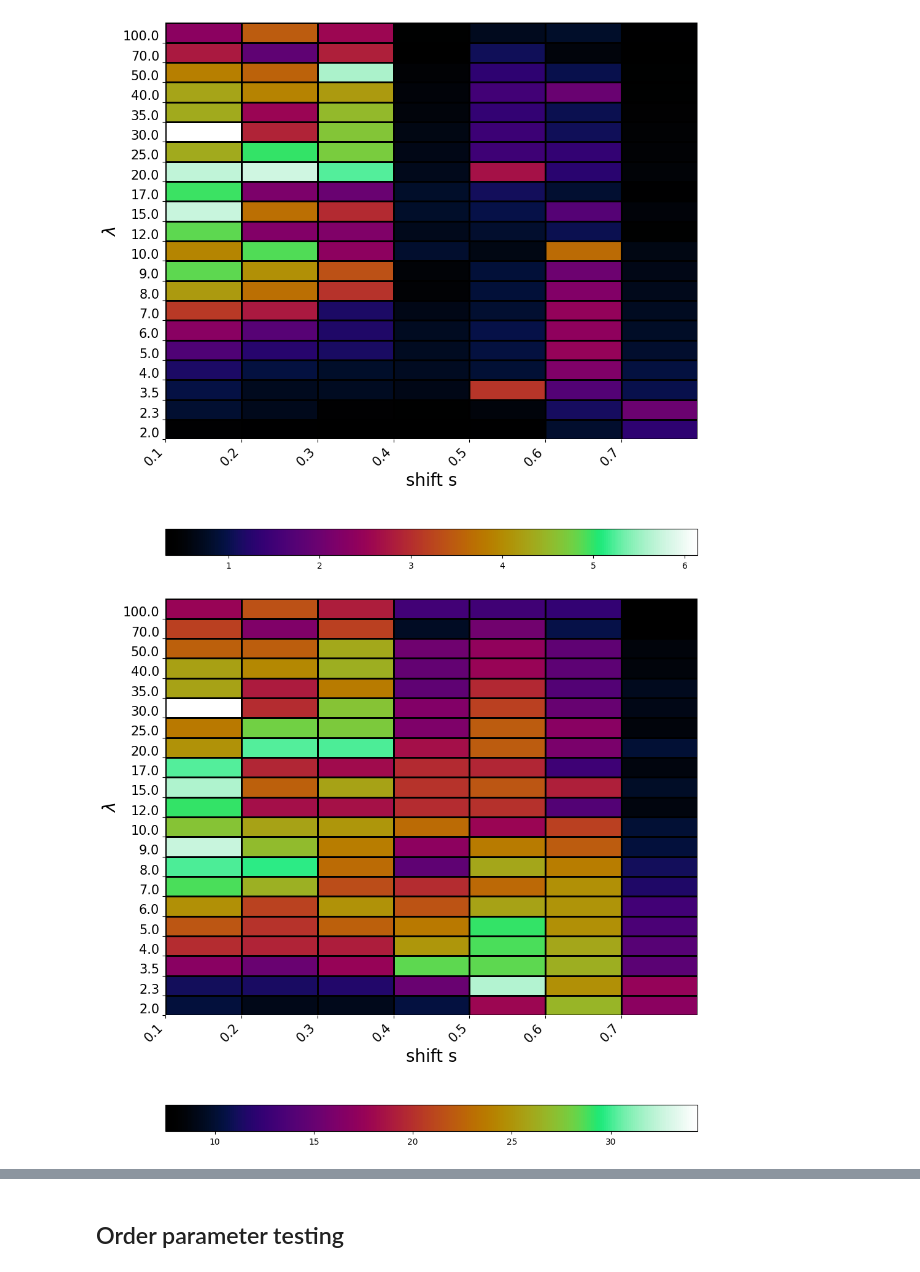
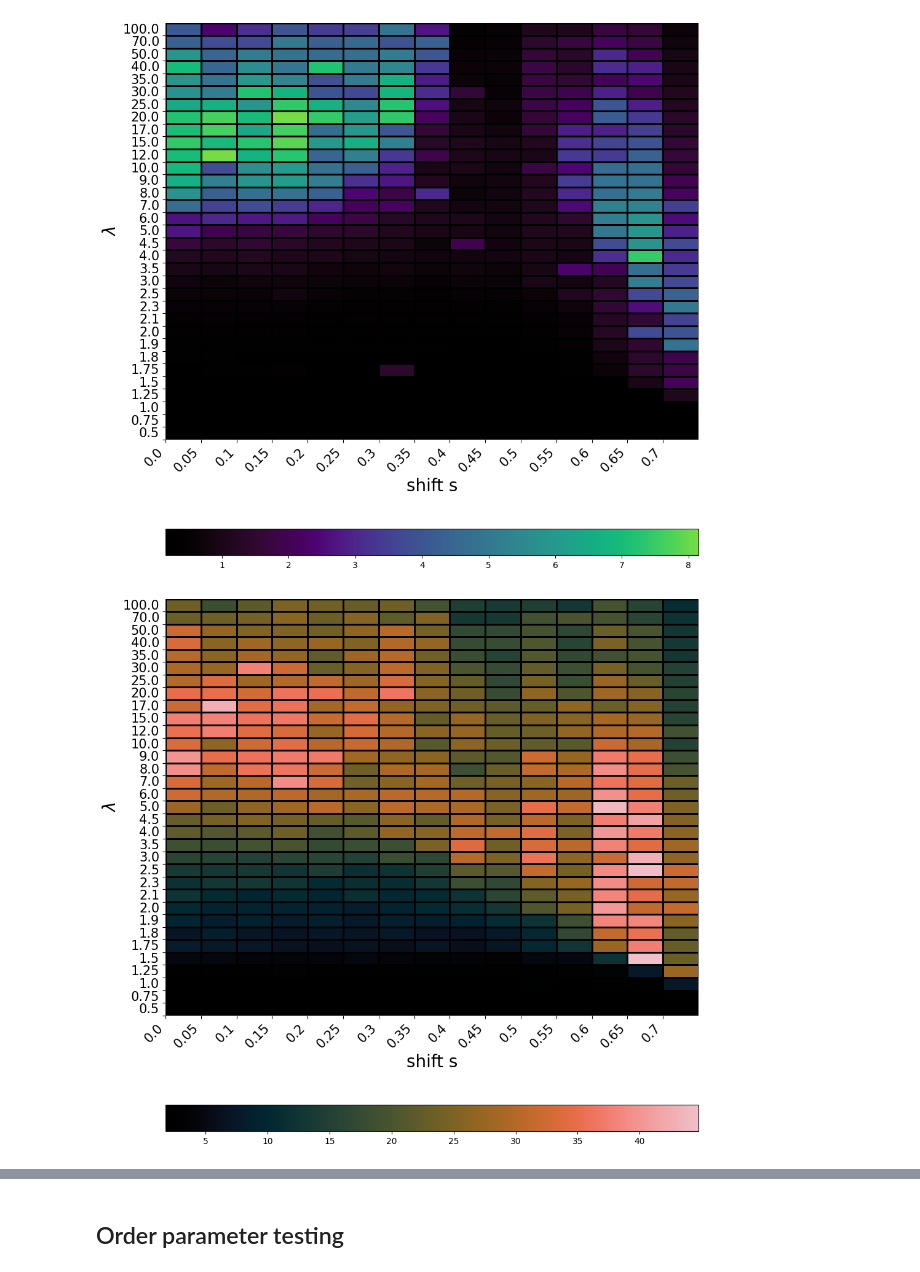
Before and after one commit to OljaOctagon/MagneticParticles, a Jupyter notebook: rigid_magnetic/mag2p_plot_bonds.ipynb, the cells around one changed output, grey strips where cells are left out. Saved outputs shown, nothing was run; the diff lists cells and outputs as text; code cells hidden in the pictures.

Commit message:
added ML tools for magentic particles, added all configs to mag plot

```diff
--- a/rigid_magnetic/mag2p_plot_bonds.ipynb
+++ b/rigid_magnetic/mag2p_plot_bonds.ipynb
@@ -9,20 +9,20 @@ import cmasher as cmr
 #dir="/media/carina/vsc3_backup_big/vsc4-backup/mag2patch/mag2patch"
 #file="MAG2P_nbonded-2025-2-6-16:25:37.pickle"
 #dir="/media/carina/vsc3_backup_big/vsc4-backup/mag2patch/mag2patch/MAG2P_nbonded-2025-2-14-19:59:9.pickle"
+#dir="/media/carina/vsc3_backup_big/vsc4-backup/mag2patch/mag2patch/MAG2P_nbonded-2025-3-4-18:34:52.pickle"
 
-dir="/media/carina/vsc3_backup_big/vsc4-backup/mag2patch/mag2patch/MAG2P_nbonded-2025-3-4-18:34:52.pickle"
+dir = "/home/karner/Documents/github/MagneticParticles/rigid_magnetic/results/MAG2P_order_parameters-2025-5-5-19:38:49.pickle"
 df = pd.read_pickle(dir)
 
 print(df["lambda"].unique())
 
-eval_shifts = [0.1,0.2,0.3,0.4,0.5,0.6,0.7]
-mask = df['shift'].isin(eval_shifts)
-df = df[mask]
+#eval_shifts = [0.1,0.2,0.3,0.4,0.5,0.6,0.7]
+#mask = df['shift'].isin(eval_shifts)
+#df = df[mask]
 
-eval_lambda = [2.0, 2.3, 3.5, 4.0, 5.0, 6.0, 7.0, 8.0, 9.0, 10.0, 12.0, 15.0, 17.0, 20.0, 25.0, 30.0, 35.0, 40.0, 50.0, 70.0,
- 100.0]
-mask = df['lambda'].isin(eval_lambda)
-df = df[mask]
+#eval_lambda = [2.0, 2.3, 3.5, 4.0, 5.0, 6.0, 7.0, 8.0, 9.0, 10.0, 12.0, 15.0, 17.0, 20.0, 25.0, 30.0, 35.0, 40.0, 50.0, 70.0, 100.0]
+#mask = df['lambda'].isin(eval_lambda)
+#df = df[mask]
 
 
 df = df.sort_values(["lambda","shift"])
@@ -30,4 +30,8 @@ bonds = df.groupby(["lambda","shift"])[["mean_bonds", "std_bonds"]].mean().reset
 radius =  df.groupby(["lambda","shift"])[["mean_radius_of_gyration","std_radius_of_gyration"]].mean().reset_index()
 size =  df.groupby(["lambda","shift"])[["mean_size", "std_size"]].mean().reset_index()
 largest =  df.groupby(["lambda","shift"])[["largest"]].mean().reset_index()
+degree_60 = df.groupby(["lambda","shift"])[1.0053096491487339].mean().reset_index()
+degree_0 = df.groupby(["lambda","shift"])[0.0].mean().reset_index()
+degree_7 = df.groupby(["lambda","shift"])[0.12566370614359174].mean().reset_index()
+degree_90 = df.groupby(["lambda","shift"])[1.5079644737231008].mean().reset_index()
 # %% [output]
@@ -75,6 +101,6 @@ df.groupby(['lambda','shift']).size().reset_index().rename(columns={0:'count'})
 # %%
 
-def heatmap(df):
+def heatmap(df,colormap):
 
 
     shifts = df["shift"].unique()
@@ -91,7 +117,7 @@ def heatmap(df):
         ax=ax,
         linewidth=1,
         annot=False,
-        cmap=cmr.chroma,
+        cmap=colormap,
         cbar=False,
         linecolor="black"
     )
@@ -129,9 +155,9 @@ heatmap(bonds)
 # %%
 
-heatmap(radius)
+heatmap(radius,cmr.lavender)
 # %% [output]
-[figure, old version]
+[figure, new version]
 # %%
-heatmap(largest)
+heatmap(largest,cmr.dusk)
 # %% [output]
-[figure, old version]
+[figure, new version]
```
Also changed, not shown: parts of 10 cells of this notebook, 3 other files.
